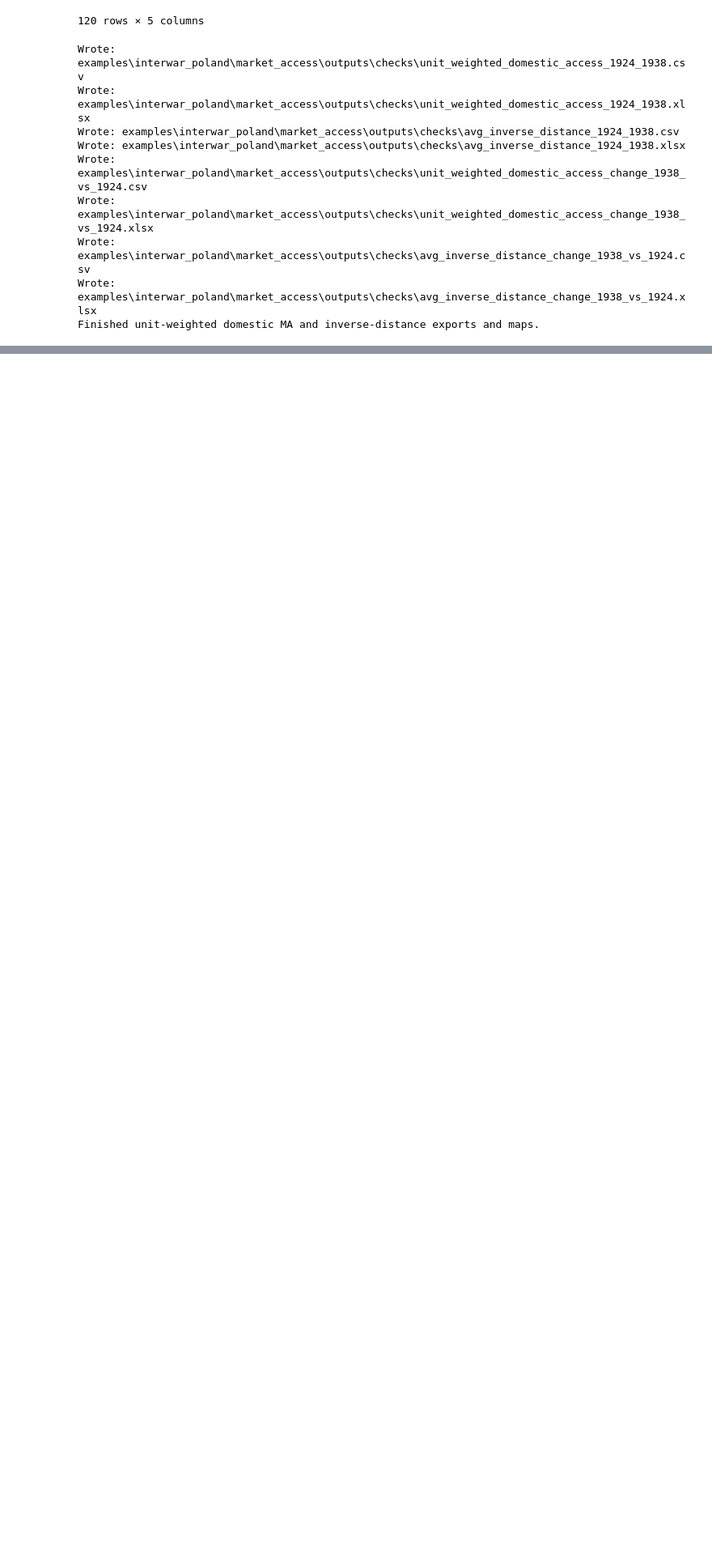
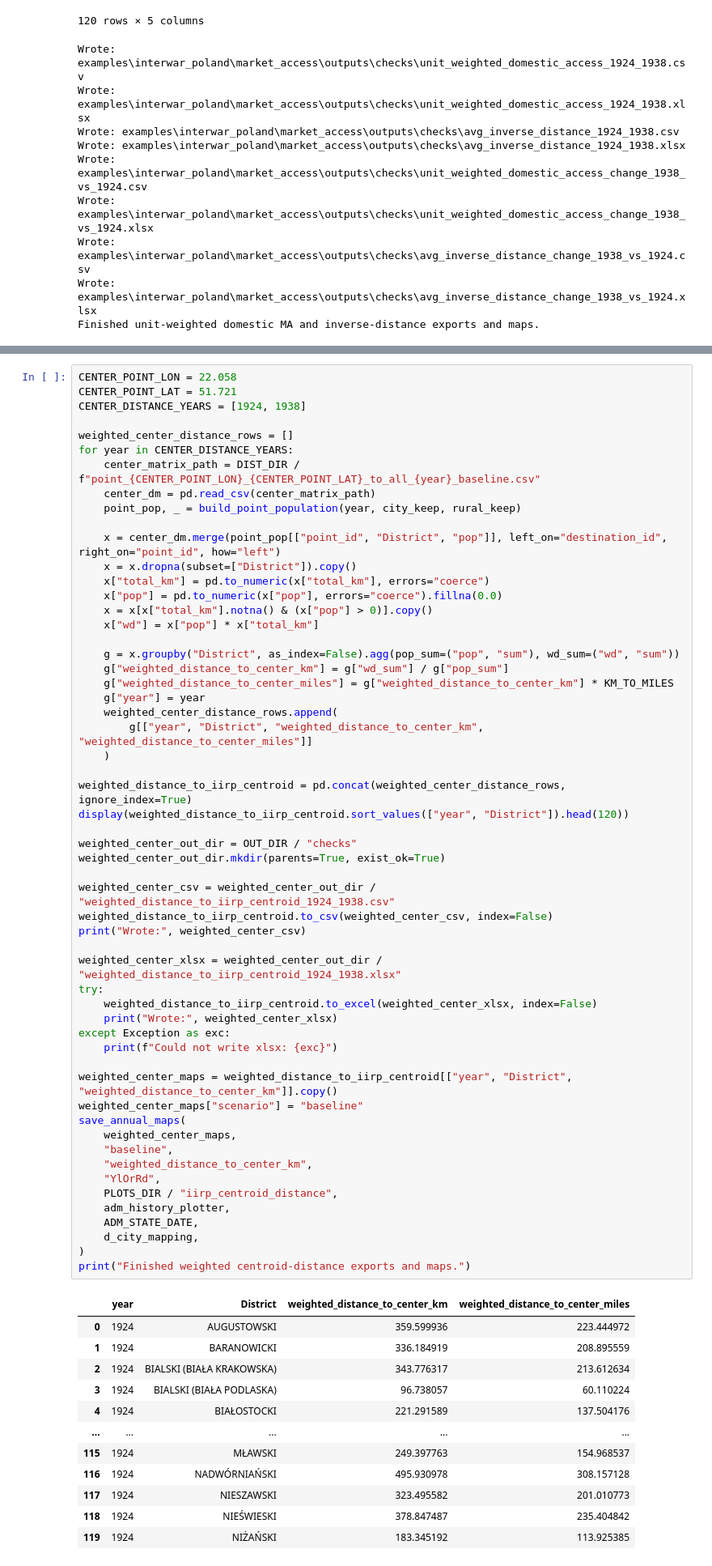
Before and after one commit to jjkiljanski/border_harmonization_toolkit, a Jupyter notebook: examples/interwar_poland/market_access/market_access_interwar_poland.ipynb, the cells around one changed output, grey strips where cells are left out. Shown at 81% size. Drawn from its saved outputs; the diff is of its cells as text; blank space fills up the shorter version.

Commit message:
Add Interwar Poland centroid distance diagnostics

```diff
--- a/examples/interwar_poland/market_access/market_access_interwar_poland.ipynb
+++ b/examples/interwar_poland/market_access/market_access_interwar_poland.ipynb
@@ -1387,0 +1397,69 @@ Finished unit-weighted domestic MA and inverse-distance exports and maps.
+# %%
+CENTER_POINT_LON = 22.058
+CENTER_POINT_LAT = 51.721
+CENTER_DISTANCE_YEARS = [1924, 1938]
+
+weighted_center_distance_rows = []
+for year in CENTER_DISTANCE_YEARS:
+    center_matrix_path = DIST_DIR / f"point_{CENTER_POINT_LON}_{CENTER_POINT_LAT}_to_all_{year}_baseline.csv"
+    center_dm = pd.read_csv(center_matrix_path)
+    point_pop, _ = build_point_population(year, city_keep, rural_keep)
+
+    x = center_dm.merge(point_pop[["point_id", "District", "pop"]], left_on="destination_id", right_on="point_id", how="left")
+    x = x.dropna(subset=["District"]).copy()
+    x["total_km"] = pd.to_numeric(x["total_km"], errors="coerce")
+    x["pop"] = pd.to_numeric(x["pop"], errors="coerce").fillna(0.0)
+    x = x[x["total_km"].notna() & (x["pop"] > 0)].copy()
+    x["wd"] = x["pop"] * x["total_km"]
+
+    g = x.groupby("District", as_index=False).agg(pop_sum=("pop", "sum"), wd_sum=("wd", "sum"))
+    g["weighted_distance_to_center_km"] = g["wd_sum"] / g["pop_sum"]
+    g["weighted_distance_to_center_miles"] = g["weighted_distance_to_center_km"] * KM_TO_MILES
+    g["year"] = year
+    weighted_center_distance_rows.append(
+        g[["year", "District", "weighted_distance_to_center_km", "weighted_distance_to_center_miles"]]
+    )
+
+weighted_distance_to_iirp_centroid = pd.concat(weighted_center_distance_rows, ignore_index=True)
+display(weighted_distance_to_iirp_centroid.sort_values(["year", "District"]).head(120))
+
+weighted_center_out_dir = OUT_DIR / "checks"
+weighted_center_out_dir.mkdir(parents=True, exist_ok=True)
+
+weighted_center_csv = weighted_center_out_dir / "weighted_distance_to_iirp_centroid_1924_1938.csv"
+weighted_distance_to_iirp_centroid.to_csv(weighted_center_csv, index=False)
+print("Wrote:", weighted_center_csv)
+
+weighted_center_xlsx = weighted_center_out_dir / "weighted_distance_to_iirp_centroid_1924_1938.xlsx"
+try:
+    weighted_distance_to_iirp_centroid.to_excel(weighted_center_xlsx, index=False)
+    print("Wrote:", weighted_center_xlsx)
+except Exception as exc:
+    print(f"Could not write xlsx: {exc}")
+
+weighted_center_maps = weighted_distance_to_iirp_centroid[["year", "District", "weighted_distance_to_center_km"]].copy()
+weighted_center_maps["scenario"] = "baseline"
+save_annual_maps(
+    weighted_center_maps,
+    "baseline",
+    "weighted_distance_to_center_km",
+    "YlOrRd",
+    PLOTS_DIR / "iirp_centroid_distance",
+    adm_history_plotter,
+    ADM_STATE_DATE,
+    d_city_mapping,
+)
+print("Finished weighted centroid-distance exports and maps.")
+# %% [output]
+|  | year | District | weighted_distance_to_center_km | weighted_distance_to_center_miles |
+| 0 | 1924 | AUGUSTOWSKI | 359.599936 | 223.444972 |
+| 1 | 1924 | BARANOWICKI | 336.184919 | 208.895559 |
+| 2 | 1924 | BIALSKI (BIAŁA KRAKOWSKA) | 343.776317 | 213.612634 |
+| 3 | 1924 | BIALSKI (BIAŁA PODLASKA) | 96.738057 | 60.110224 |
+| 4 | 1924 | BIAŁOSTOCKI | 221.291589 | 137.504176 |
+| ... | ... | ... | ... | ... |
+| 115 | 1924 | MŁAWSKI | 249.397763 | 154.968537 |
+| 116 | 1924 | NADWÓRNIAŃSKI | 495.930978 | 308.157128 |
+| 117 | 1924 | NIESZAWSKI | 323.495582 | 201.010773 |
+| 118 | 1924 | NIEŚWIESKI | 378.847487 | 235.404842 |
+| 119 | 1924 | NIŻAŃSKI | 183.345192 | 113.925385 |
```
Also changed, not shown: parts of 5 cells of this notebook, 10 other files.
